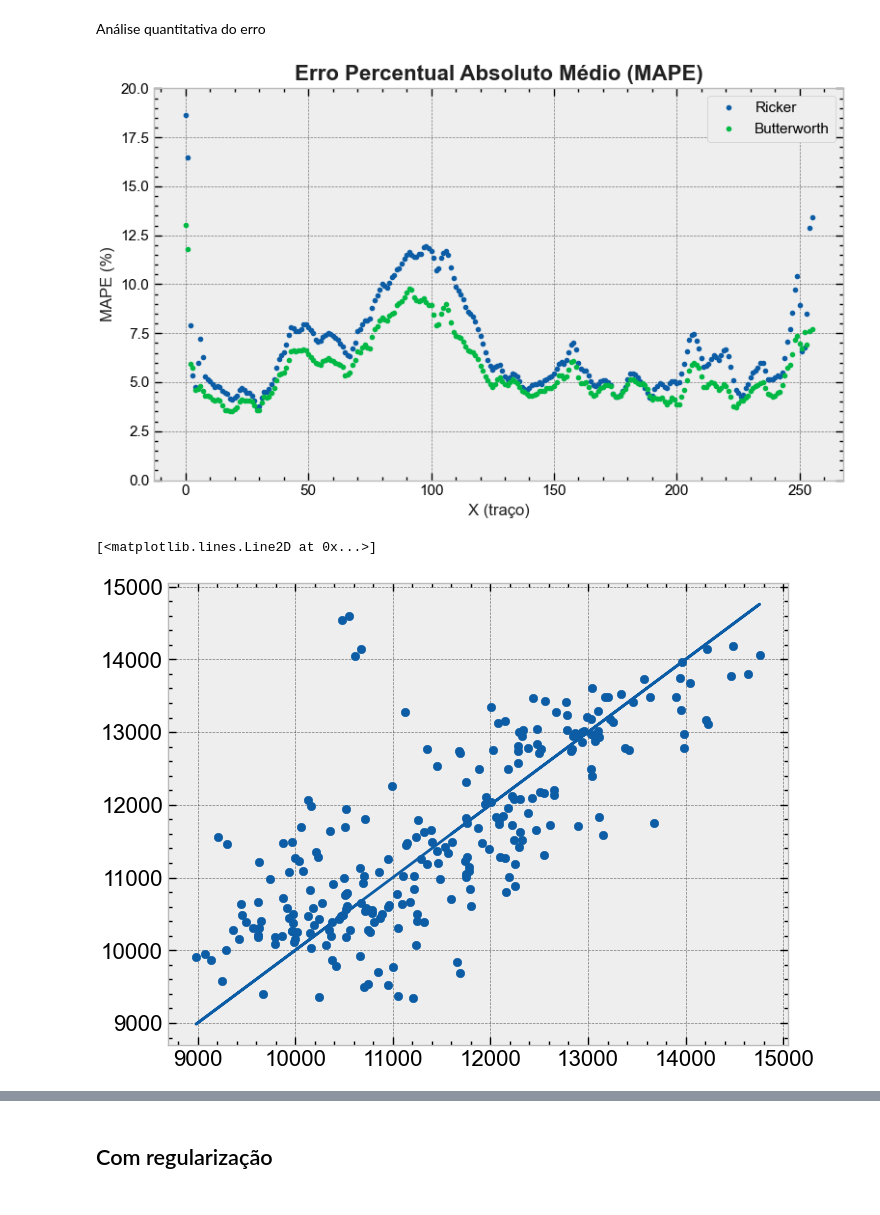
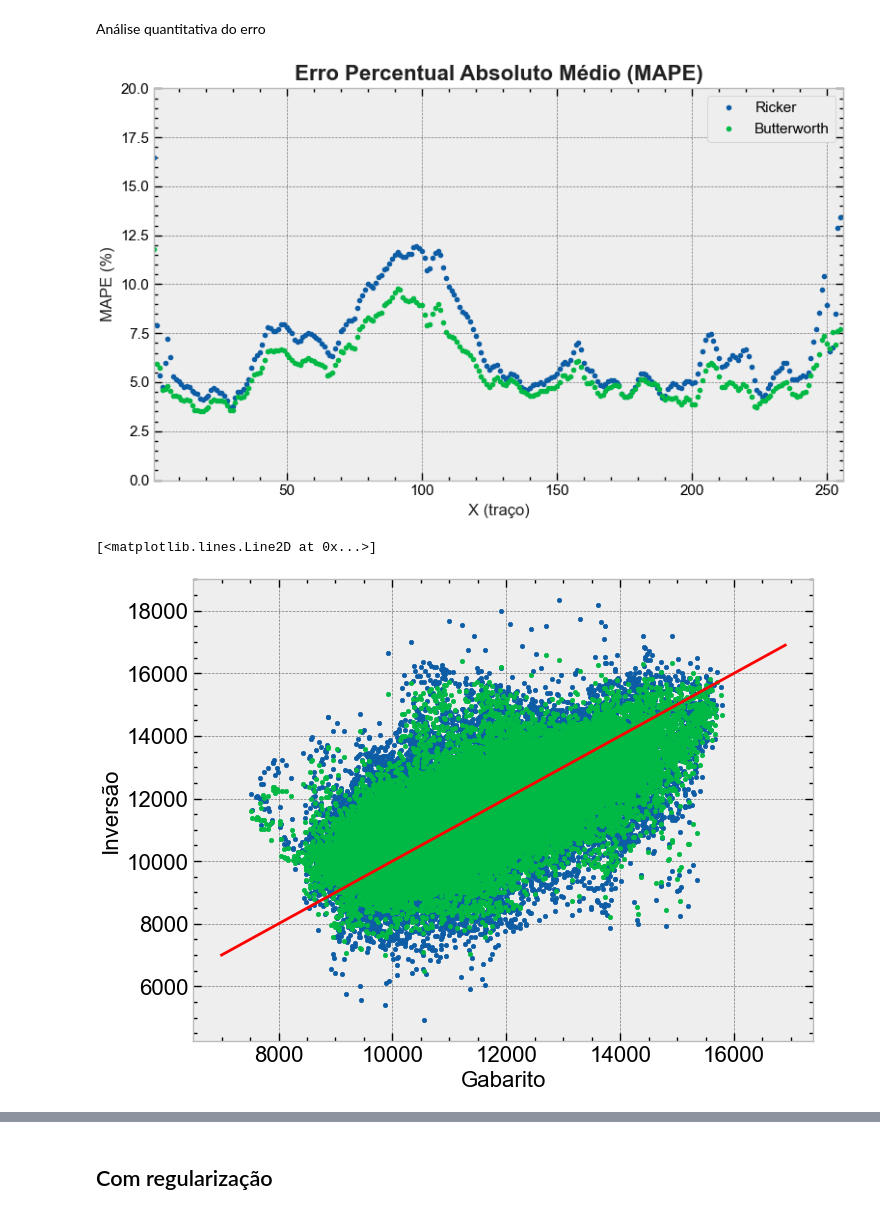
Before and after one commit to albano-a/inversion_methods_algorithms, a Jupyter notebook: full_section.ipynb, the cells around one changed output, grey strips where cells are left out. Cells and saved outputs as stored; diff of their text form; code cells hidden in the pictures.

```diff
--- a/full_section.ipynb
+++ b/full_section.ipynb
@@ -444,16 +446,23 @@ plt.ylabel('MAPE (%)', fontsize=12, color=TEXT_COLOR)
 plt.tick_params(axis='both', labelsize=11)
 plt.legend(loc='upper right', fontsize=11)
 plt.ylim(0, 20)
+plt.xlim(1,256)
 
 plt.tight_layout()
 plt.savefig('simposio_figs/wavelet_ricker.png', dpi=300, bbox_inches='tight')
 plt.show()
+# regiao de falha o erro é maior
 # %% [output]
-[figure, old version]
+[figure, new version]
 # %%
 # iterar sobre o primeiro :, que é o x, x,y,z
-plt.scatter(imp_30hz[128,128,:].T, inverted_impedance_final_ricker[128,128,:].T, label='Real')
-plt.plot(imp_30hz[128,128,:],imp_30hz[128,128,:])
+plt.scatter(imp_30hz[:,128,:].T, inverted_impedance_final_ricker[:,128,:].T, label='Real', s=10)
+plt.scatter(imp_30hz[:,128,:].T, inverted_impedance_final_butter[:,128,:].T, label='Real', s=10)
+plt.ylabel('Inversão')
+plt.xlabel('Gabarito')
+plt.plot(x,x, color='red')
+# abaixo da reta subestimando os valores de impedancia
+# acima da reta superestimando os valores de impedancia
 # %% [output]
 [<matplotlib.lines.Line2D at 0x...>]
-[figure, old version]
+[figure, new version]
```
Also changed, not shown: parts of 6 cells of this notebook, 2 other files.
